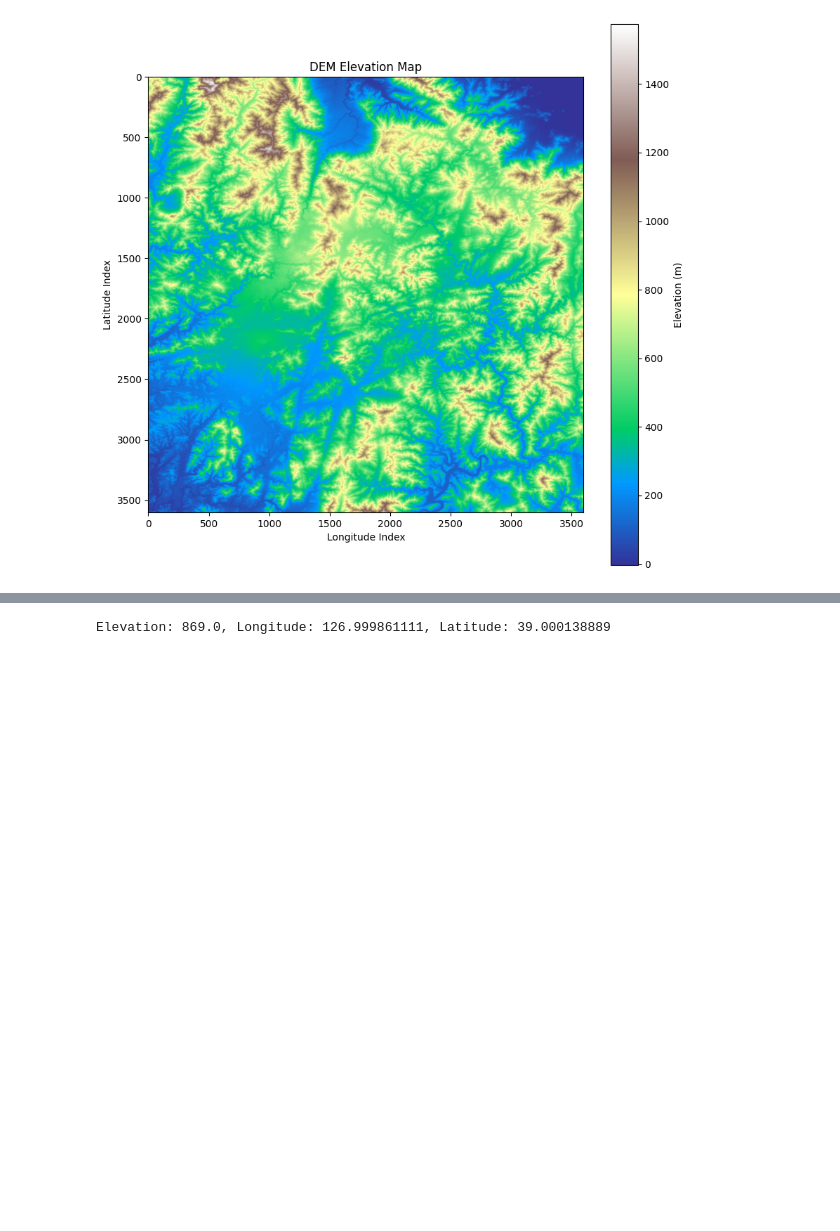
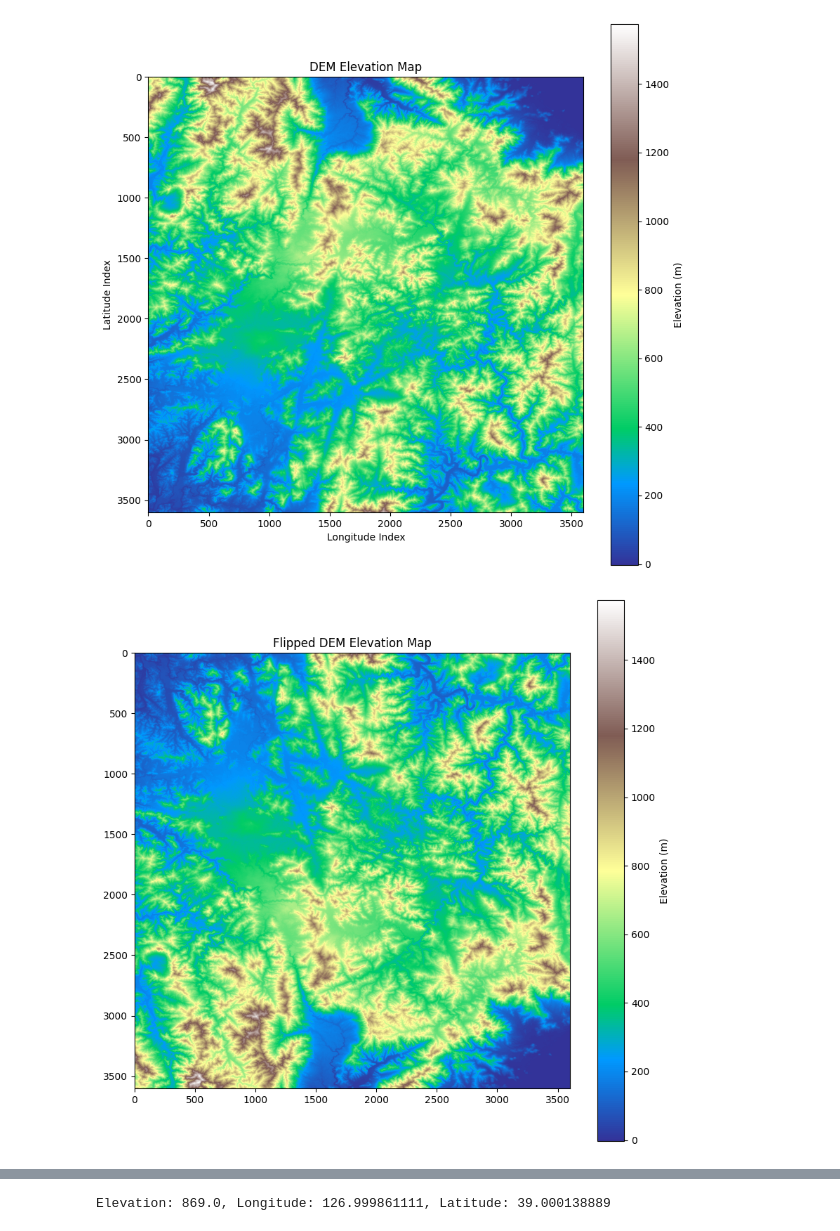
Before and after one commit to BrilliantCarrot/lwj_ws, a Jupyter notebook: VTD/DEM_Extraction.ipynb, the cells around one changed output, grey strips where cells are left out. Drawn from its saved outputs; the diff is of its cells as text; code cells hidden in the pictures; blank space fills up the shorter version.

Commit message:
flipping matrix code added

```diff
--- a/VTD/DEM_Extraction.ipynb
+++ b/VTD/DEM_Extraction.ipynb
@@ -87,3 +88,16 @@ plt.ylabel('Latitude Index')
 plt.show()
 # %% [output]
 [figure]
+# %%
+# Assuming flipped_matrix contains the flipped data with tuples in the form of (elevation, longitude, latitude)
+# First, extract just the elevation data for visualization
+elevation_data_flipped = np.array([[cell[0] for cell in row] for row in flipped_matrix_np])
+
+# Plotting the elevation data
+plt.figure(figsize=(10, 10))
+plt.imshow(elevation_data_flipped, cmap='terrain')
+plt.colorbar(label='Elevation (m)')
+plt.title('Flipped DEM Elevation Map')
+plt.show()
+# %% [output]
+[figure, added]
```
Also changed, not shown: parts of 9 cells of this notebook.
